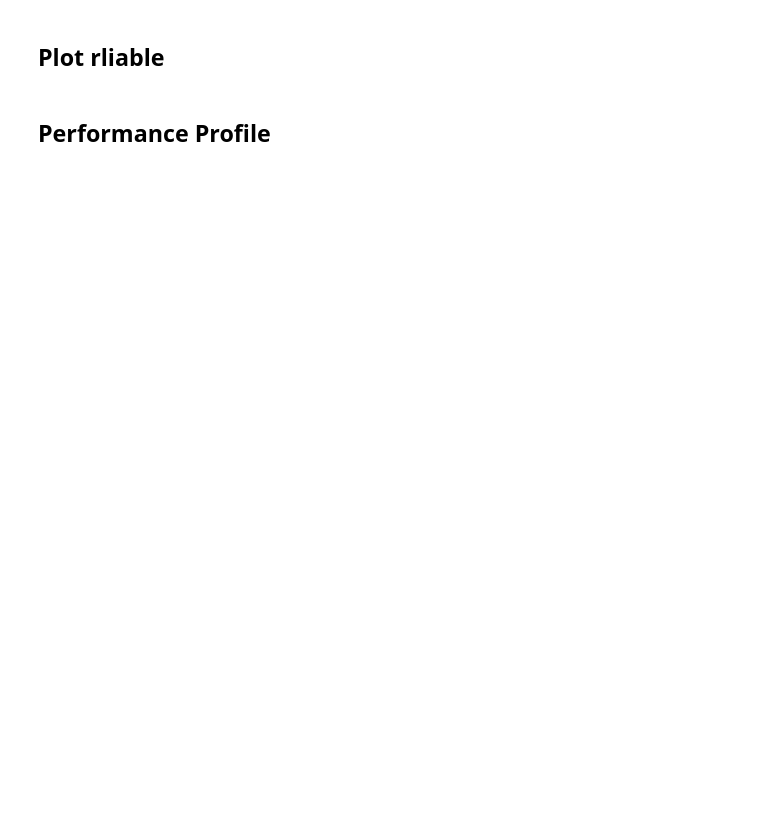
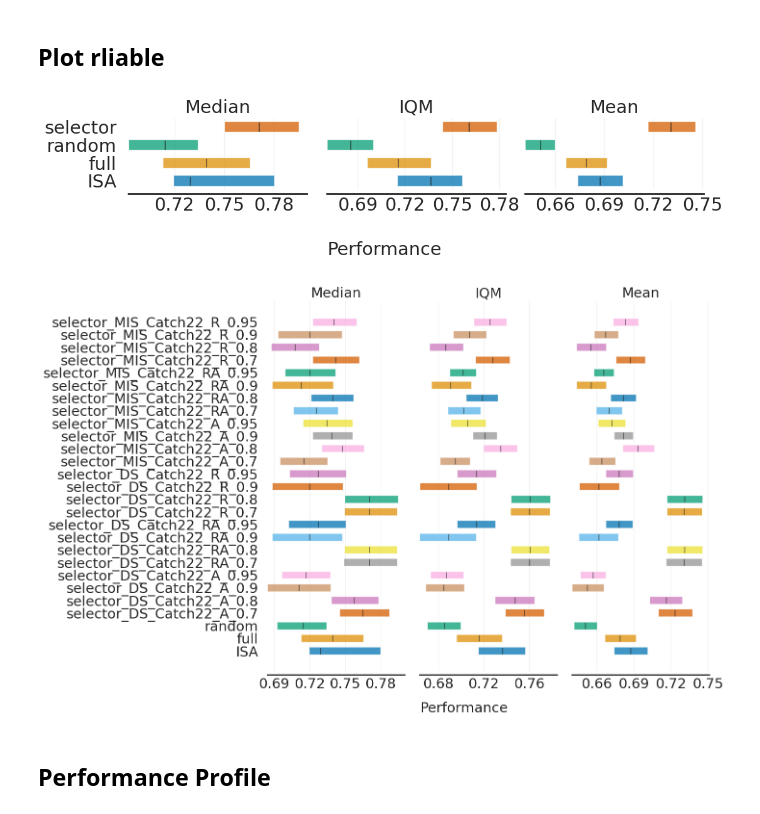
Before and after one commit to automl/instance-dac, a Jupyter notebook: analysis/oracle_distance.ipynb, the cells around one changed output. Drawn from its saved outputs; the diff is of its cells as text; code cells hidden in the pictures; blank space fills up the shorter version.

```diff
--- a/analysis/oracle_distance.ipynb
+++ b/analysis/oracle_distance.ipynb
@@ -8,6 +8,9 @@ from rich import print as printr
 import numpy as np
 from pathlib import Path
 from instance_dac.utils.data_loading import load_performance_data, load_eval_data
+import matplotlib
+matplotlib.rcParams['pdf.fonttype'] = 42
+matplotlib.rcParams['ps.fonttype'] = 42
 
 # LEVELS OF AGGREGATION
 # 1. eval episode
@@ -23,13 +26,13 @@ test_instance_set = "2D3M_test"
 test_instance_set_id = "sigmoid_2D3M_test"
 benchmark_id = "Sigmoid"
 
-# path = "../runs/CMA-ES"
-# agent_name = "ppo_sb3"
-# train_instance_set = "seplow_train"
-# test_instance_set_id = "test"
-# train_instance_set_id = "train"
-# test_instance_set = "seplow_test"
-# benchmark_id = "CMA-ES"
+path = "../runs/CMA-ES"
+agent_name = "ppo_sb3"
+train_instance_set = "seplow_train"
+test_instance_set_id = "test"
+train_instance_set_id = "train"
+test_instance_set = "seplow_test"
+benchmark_id = "CMA-ES"
 
 aggregate_selector_runs = True
 normalize_performance_per_instance = True
@@ -545,27 +579,32 @@ df_scores.to_csv(f"scores_{benchmark_id}.csv", index=False)
 # %%
 
 sns.set_style("white")
+matplotlib.rcParams['pdf.fonttype'] = 42
+matplotlib.rcParams['ps.fonttype'] = 42
 
 algos = [a for a in algorithms if a in ["full", "ISA", "random", best_selector]]
 aggregate_scores["selector"] = aggregate_scores[best_selector]
 aggregate_score_cis["selector"] = aggregate_score_cis[best_selector]
 algos = [a for a in algos if a in ["full", "ISA", "random"]] + ["selector"]
 
 fig, axes = plot_utils.plot_interval_estimates(
   aggregate_scores, aggregate_score_cis,
   metric_names=metric_names,
   algorithms=algos, xlabel='Performance',
   xlabel_y_coordinate=-0.6
 )
 fig.savefig(f"plot_{benchmark_id}.pdf", dpi=300, bbox_inches="tight")
 
 fig, axes = plot_utils.plot_interval_estimates(
   aggregate_scores, aggregate_score_cis,
   metric_names=metric_names,
   algorithms=algorithms, xlabel='Performance',
   xlabel_y_coordinate=0.025
 )
 fig.savefig(f"plot_{benchmark_id}_all.pdf", dpi=300, bbox_inches="tight")
+# %% [output]
+[figure, added]
+[figure, added]
 # %% [markdown]
 ## Performance Profile
 # %%
```
Also changed, not shown: parts of 10 cells of this notebook, 3 other files.
